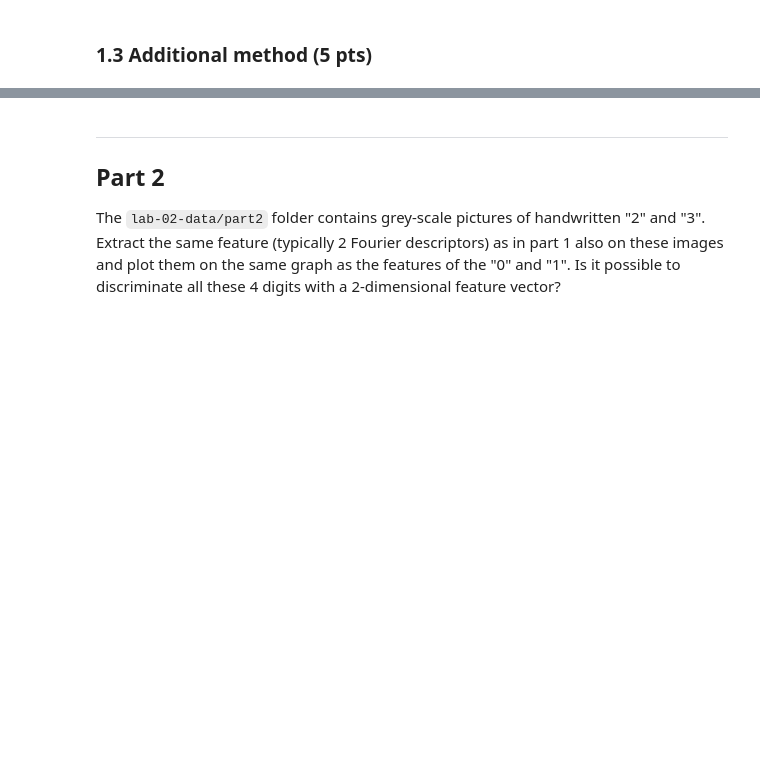
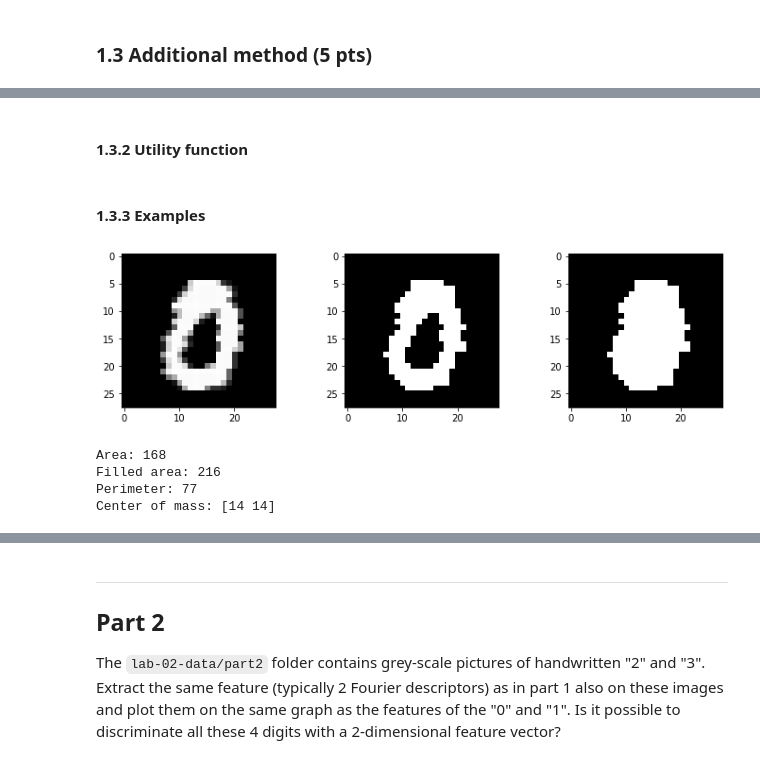
Before and after one commit to LTS5/iapr, a Jupyter notebook: labs/lab_02_object_description.ipynb, the cells around one changed output, grey strips where cells are left out. Saved outputs shown, nothing was run; the diff lists cells and outputs as text; code cells hidden in the pictures; blank space fills up the shorter version.

```diff
--- a/labs/lab_02_object_description.ipynb
+++ b/labs/lab_02_object_description.ipynb
@@ -417,0 +454,2 @@ for i, scale_factor in enumerate(scale_factors):
+# %% [markdown]
+#### 1.3.2 Utility function
@@ -417,0 +502,31 @@ for i, scale_factor in enumerate(scale_factors):
+# %% [markdown]
+#### 1.3.3 Examples
+# %%
+fig, axes = plt.subplots(1, 3, figsize=(12, 3))
+# 1 - test_im
+axes[0].imshow(test_im, cmap='gray')
+
+# 2 - bool_test_im
+bool_test_im = img_as_bool(test_im)
+axes[1].imshow(bool_test_im, cmap='gray')
+
+# 3 - filled_test_im
+contour = find_contours(bool_test_im, 0.8)
+filled_test_im = np.zeros_like(bool_test_im, dtype='bool')
+# Create a contour image by using the contour coordinates rounded to their nearest integer value
+filled_test_im[np.round(contour[0][:, 0]).astype('int'), np.round(contour[0][:, 1]).astype('int')] = 1
+filled_test_im = ndi.binary_fill_holes(filled_test_im)
+axes[2].imshow(filled_test_im, cmap='gray')
+plt.show()
+# %% [output]
+[figure, added]
+# %%
+print('Area:', compute_area(test_im))
+print('Filled area:', compute_filled_area(test_im))
+print('Perimeter:', compute_perimeter(test_im))
+print('Center of mass:', compute_com(test_im))
+# %% [output]
+Area: 168
+Filled area: 216
+Perimeter: 77
+Center of mass: [14 14]
```
Also changed, not shown: parts of 25 cells of this notebook, 1 other file.
